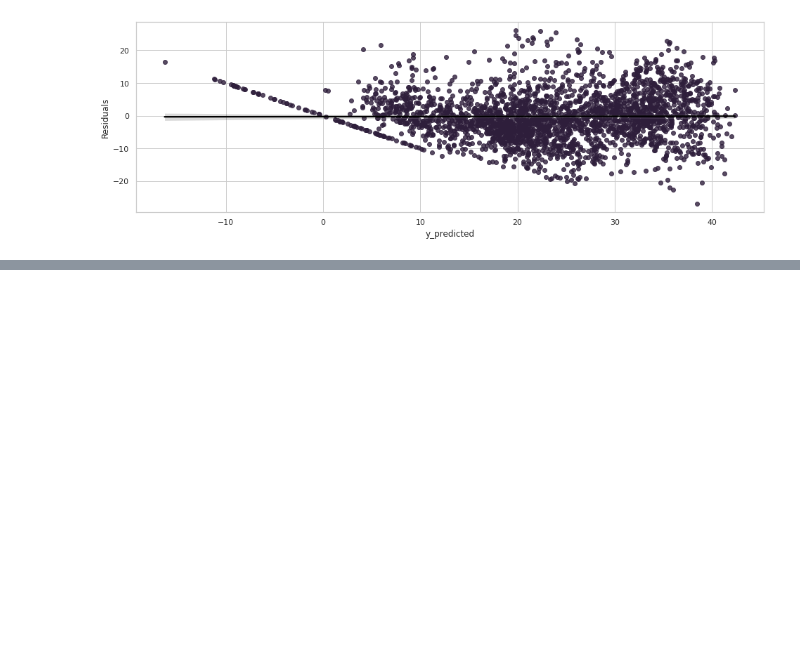
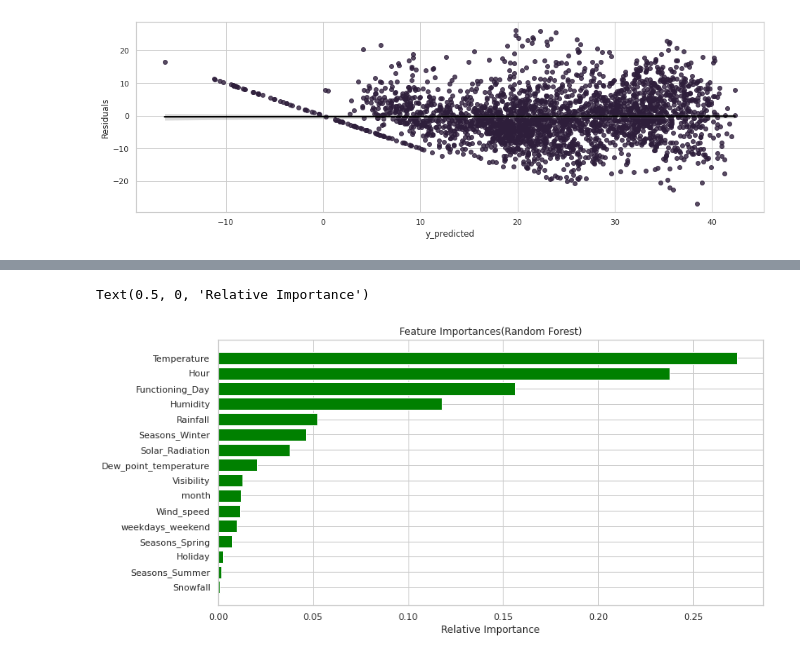
Before and after one commit to sushmitasardar/Tesla-code-supervised-ML-project, a Jupyter notebook: Copy_of_Bike_Sharing_Demand_Prediction_Capstone_Project(Individual_collab).ipynb, the cells around one changed output, grey strips where cells are left out. Cells and saved outputs as stored; diff of their text form; code cells hidden in the pictures; blank space fills up the shorter version.

```diff
--- a/Copy_of_Bike_Sharing_Demand_Prediction_Capstone_Project(Individual_collab).ipynb
+++ b/Copy_of_Bike_Sharing_Demand_Prediction_Capstone_Project(Individual_collab).ipynb
@@ -906,0 +1162,12 @@ Text(0.5, 0, 'y_predicted')
+# %%
+imp_variables=X.columns
+importances = rf.feature_importances_
+indices = np.argsort(importances)
+plt.figure(figsize=(12,6))
+plt.title('Feature Importances(Random Forest)')
+plt.barh(range(len(indices)), importances[indices], color='g', align='center')
+plt.yticks(range(len(indices)), imp_variables[indices])
+plt.xlabel('Relative Importance')
+# %% [output]
+Text(0.5, 0, 'Relative Importance')
+[figure, added]
```
Also changed, not shown: parts of 48 cells of this notebook.
